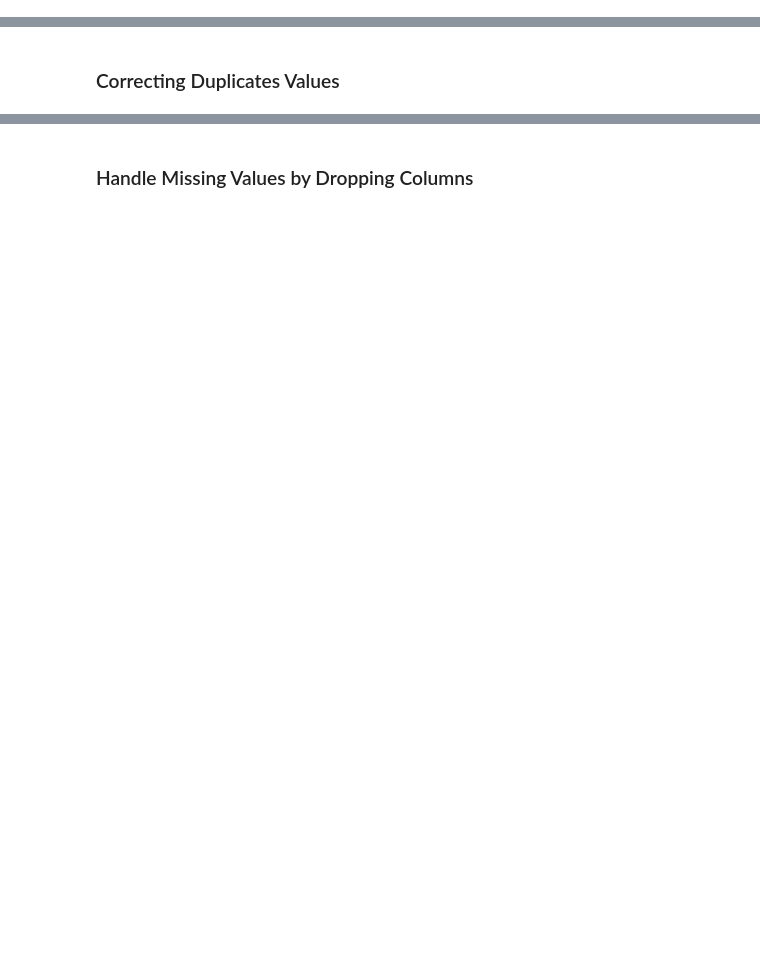
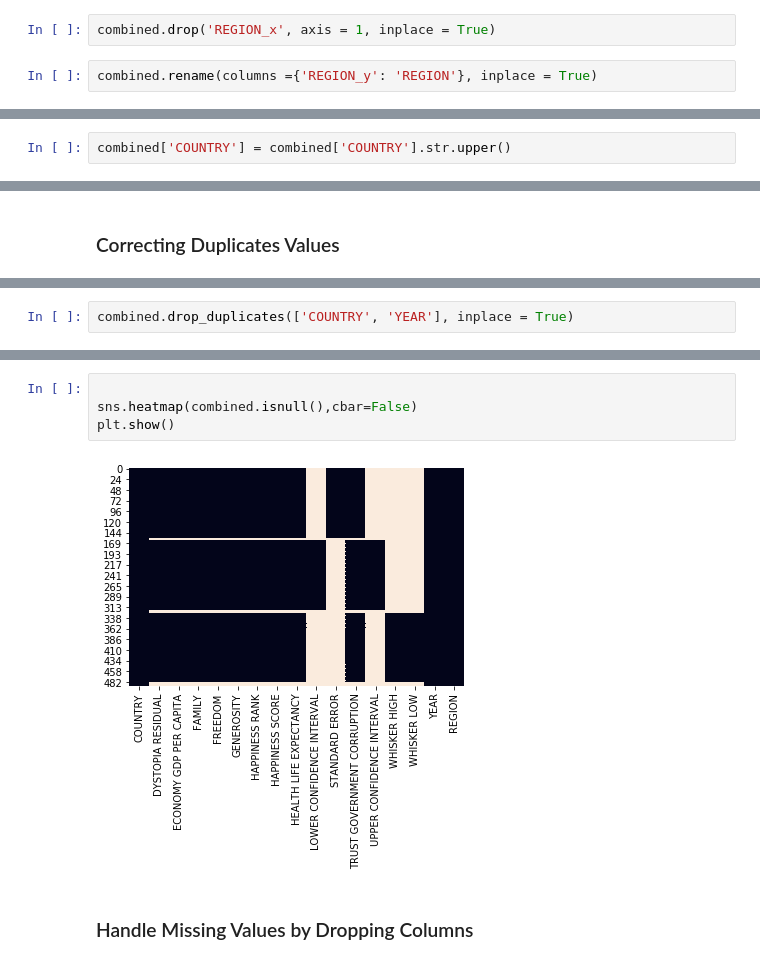
Before and after one commit to kovaxoid/Analitika_podatkov_python, a Jupyter notebook: Del_09_Priprava_in_čiščenje_podatkov_napredno/09_Priprava_in_čiščenje_podatkov_napredno_CLEAN.ipynb, the cells around one changed output, grey strips where cells are left out. Cells and saved outputs as stored; diff of their text form; blank space fills up the shorter version.

```diff
--- a/Del_09_Priprava_in_čiščenje_podatkov_napredno/09_Priprava_in_čiščenje_podatkov_napredno_CLEAN.ipynb
+++ b/Del_09_Priprava_in_čiščenje_podatkov_napredno/09_Priprava_in_čiščenje_podatkov_napredno_CLEAN.ipynb
@@ -1014,0 +1079,4 @@ regions2016 = happiness2016[['COUNTRY', 'REGION']].copy()
+# %%
+combined.drop('REGION_x', axis = 1, inplace = True)
+# %%
+combined.rename(columns ={'REGION_y': 'REGION'}, inplace = True)
@@ -1016,0 +1120,2 @@ regions2016 = happiness2016[['COUNTRY', 'REGION']].copy()
+# %%
+combined['COUNTRY'] = combined['COUNTRY'].str.upper()
@@ -1018,0 +1151,2 @@ regions2016 = happiness2016[['COUNTRY', 'REGION']].copy()
+# %%
+combined.drop_duplicates(['COUNTRY', 'YEAR'], inplace = True)
@@ -1019,2 +1160,8 @@ regions2016 = happiness2016[['COUNTRY', 'REGION']].copy()
+# %%
+
+sns.heatmap(combined.isnull(),cbar=False)
+plt.show()
+# %% [output]
+[figure, added]
 # %% [markdown]
 ### Handle Missing Values by Dropping Columns
```
Also changed, not shown: parts of 70 cells of this notebook, 5 other files.
